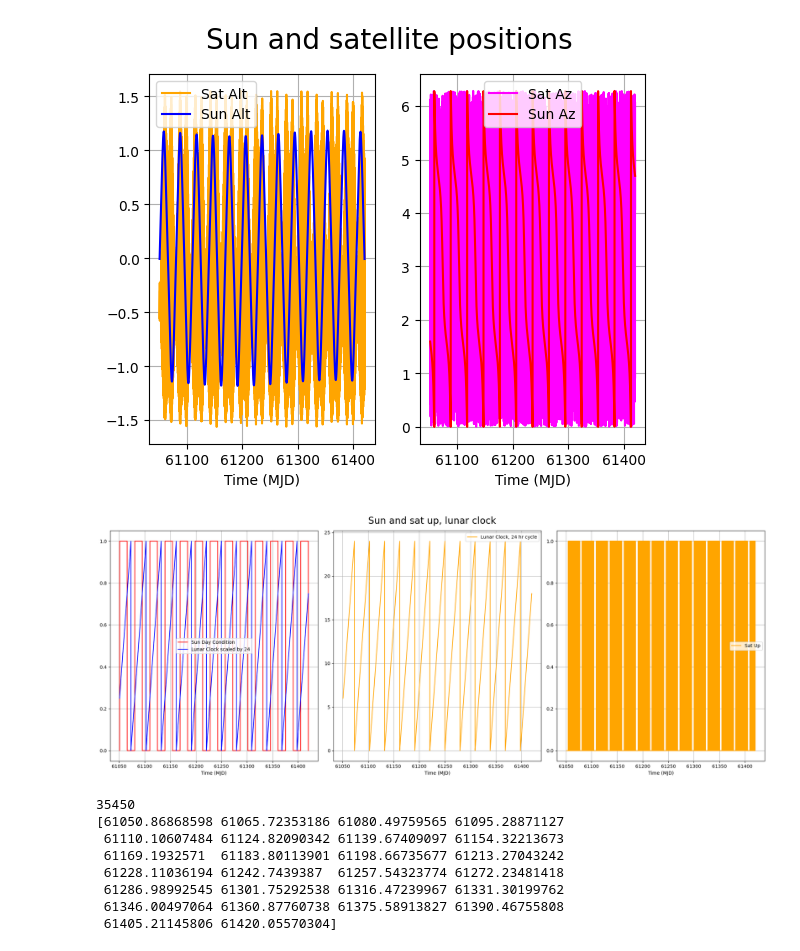
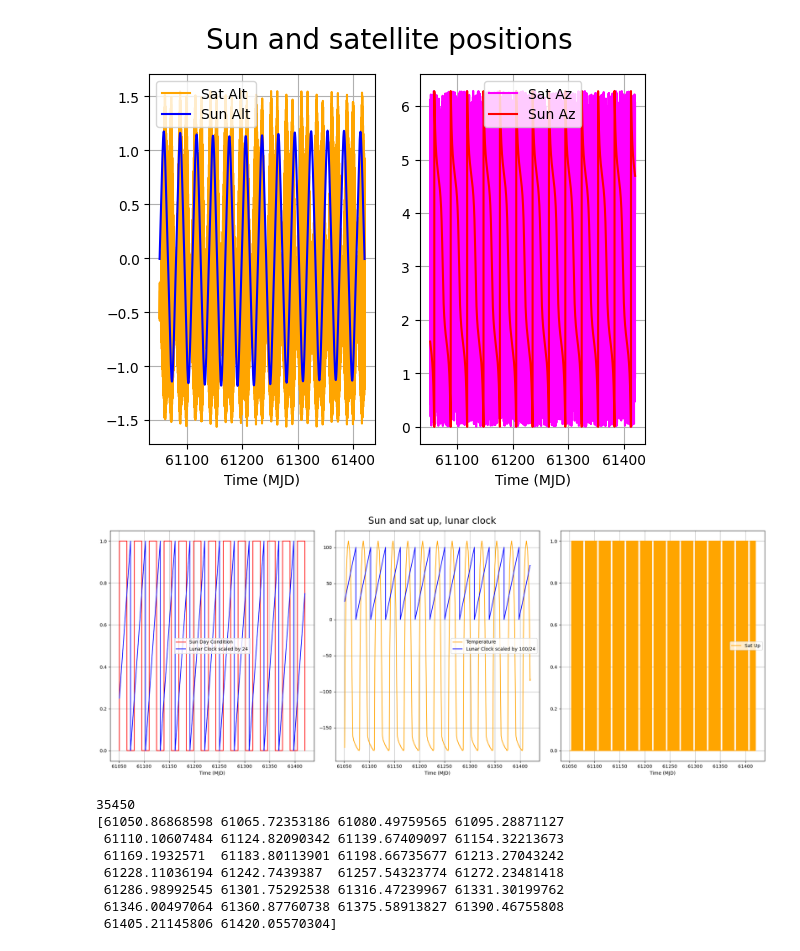
Before and after one commit to lusee-night/opsim, a Jupyter notebook: notebooks/datacheck.ipynb, the cells around one changed output. Cells and saved outputs as stored; diff of their text form; code cells hidden in the pictures.

```diff
--- a/notebooks/datacheck.ipynb
+++ b/notebooks/datacheck.ipynb
@@ -100,28 +100,29 @@ fin((p1, p2))
 # %%
 fig, (p1, p2, p3) = plt.subplots(1,3)
 fig.suptitle('Sun and sat up, lunar clock', fontsize=20)
 plt.rcParams["figure.figsize"] = [20., 8.]
 plt.rcParams["figure.autolayout"] = True
 
 
 p1.set_xlabel('Time (MJD)')
 p2.set_xlabel('Time (MJD)')
 p3.set_xlabel('Time (MJD)')
 
 a = mySun.clocks
 
 p1.plot(mySun.mjd, mySun.day, color="red",    label="Sun Day Condition")
 p1.plot(mySun.mjd, a/24.0,    color="blue",   label="Lunar Clock scaled by 24")
 
-p2.plot(mySat.mjd, a,         color="orange", label="Lunar Clock, 24 hr cycle")
+p2.plot(mySat.mjd, mySun.temperature,         color="orange", label="Temperature")
+p2.plot(mySun.mjd, 100.*a/24.0, color="blue",   label="Lunar Clock scaled by 100/24")
 
 p3.plot(mySat.mjd, mySat.up,  color="orange", label="Sat Up")
 
 fin((p1, p2, p3))
 
 # print(a[-5])
 # %% [output]
-[figure, old version]
+[figure, new version]
 # %%
 print(len(mySun.mjd))
 print(mySun.mjd_crossings)
```
Also changed, not shown: 1 other file.
